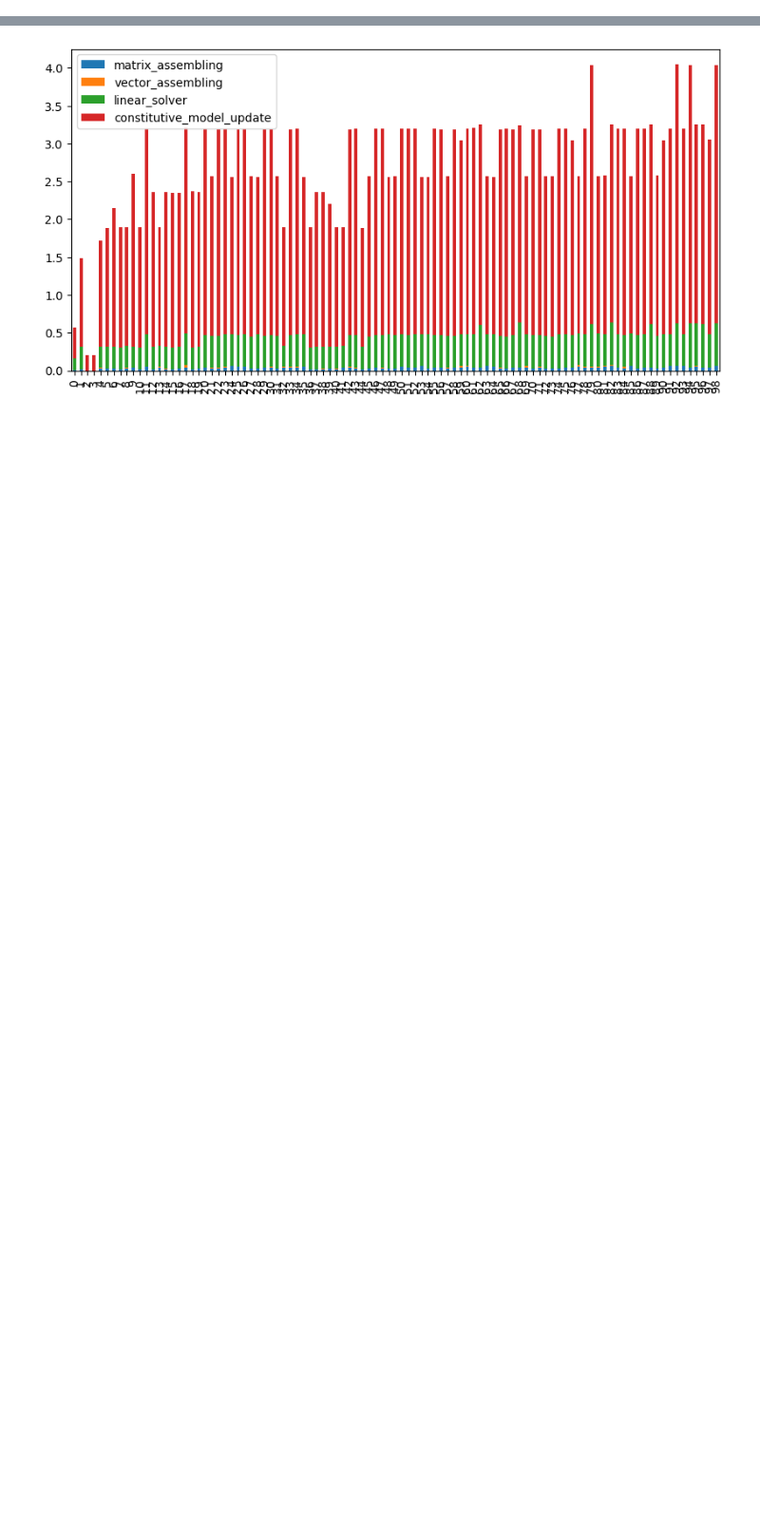
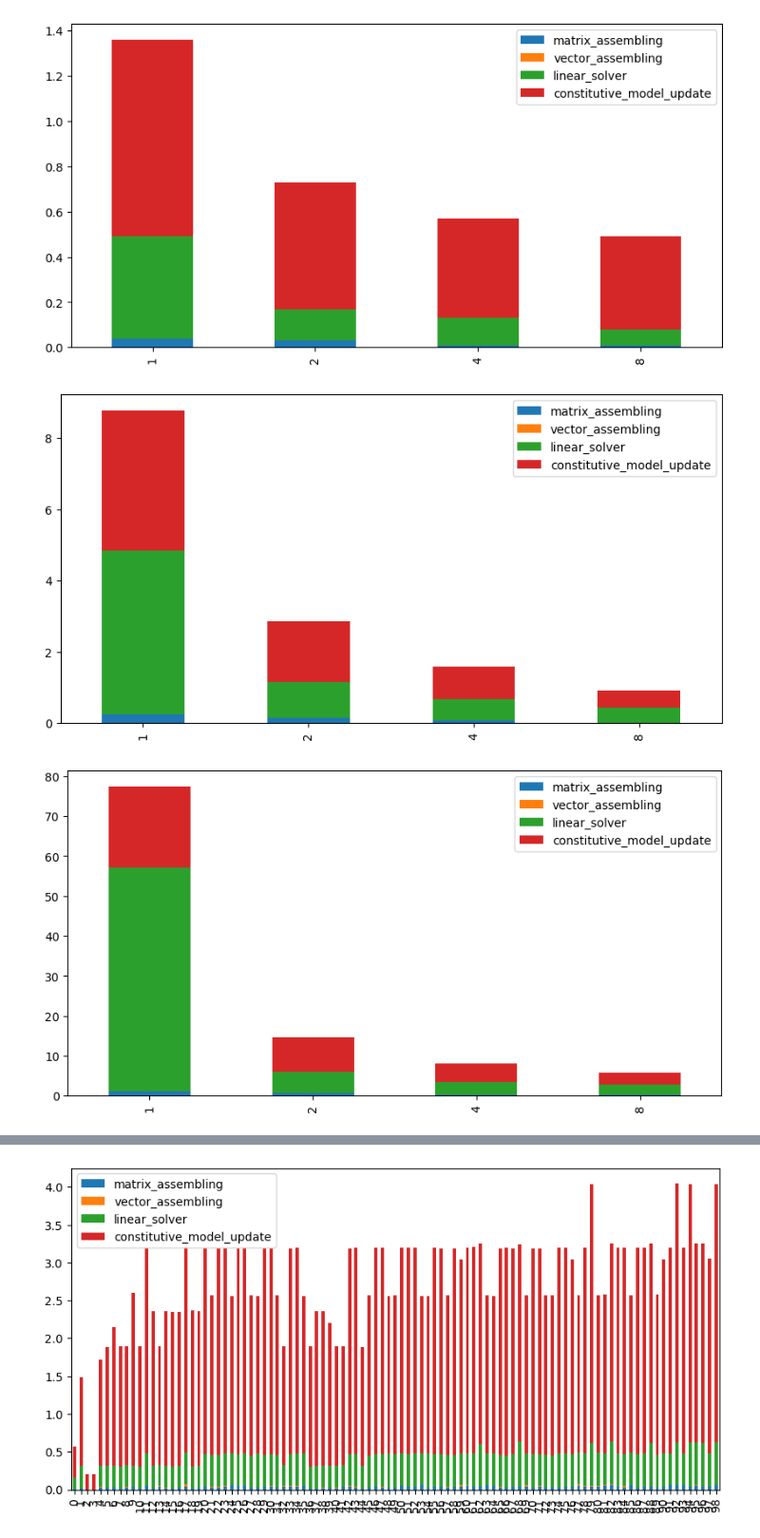
Before and after one commit to a-latyshev/dolfinx-external-operator, a Jupyter notebook: doc/demo/output_data/data_analysis.ipynb, the cells around one changed output, grey strips where cells are left out. Shown: that part at 95% size. Cells and saved outputs as stored; diff of their text form; code cells hidden in the pictures; blank space fills up the shorter version.

```diff
--- a/doc/demo/output_data/data_analysis.ipynb
+++ b/doc/demo/output_data/data_analysis.ipynb
@@ -64,0 +71,26 @@ n=8 linear solver = 0.8113131313131315 constituive_model_update = 2.151212121212
+# %%
+N_data = np.empty(len(N_list), dtype=object)
+for i, N in enumerate(N_list):
+    extracted_rows = []
+    for j, n in enumerate(n_list):
+        last_row = summed_data[i,j].iloc[-1]
+        extracted_rows.append((n, last_row))
+    new_df = pd.DataFrame([row[1] for row in extracted_rows], index=[row[0] for row in extracted_rows])
+    N_data[i] = new_df
+
+n_data = np.empty(len(n_list), dtype=object)
+for j, n in enumerate(n_list):
+    extracted_rows = []
+    for i, N in enumerate(N_list):
+        last_row = summed_data[i,j].iloc[-1]
+        extracted_rows.append((N, last_row))
+    new_df = pd.DataFrame([row[1] for row in extracted_rows], index=[row[0] for row in extracted_rows])
+    n_data[j] = new_df
+# %%
+for i, N in enumerate(N_list):
+    fig, ax = plt.subplots(figsize=(10, 5))
+    N_data[i].plot(use_index=True, y=cols, kind="bar", stacked=True, ax=ax)
+# %% [output]
+[figure, added]
+[figure, added]
+[figure, added]
```
Also changed, not shown: parts of 6 cells of this notebook, 3 other files.
